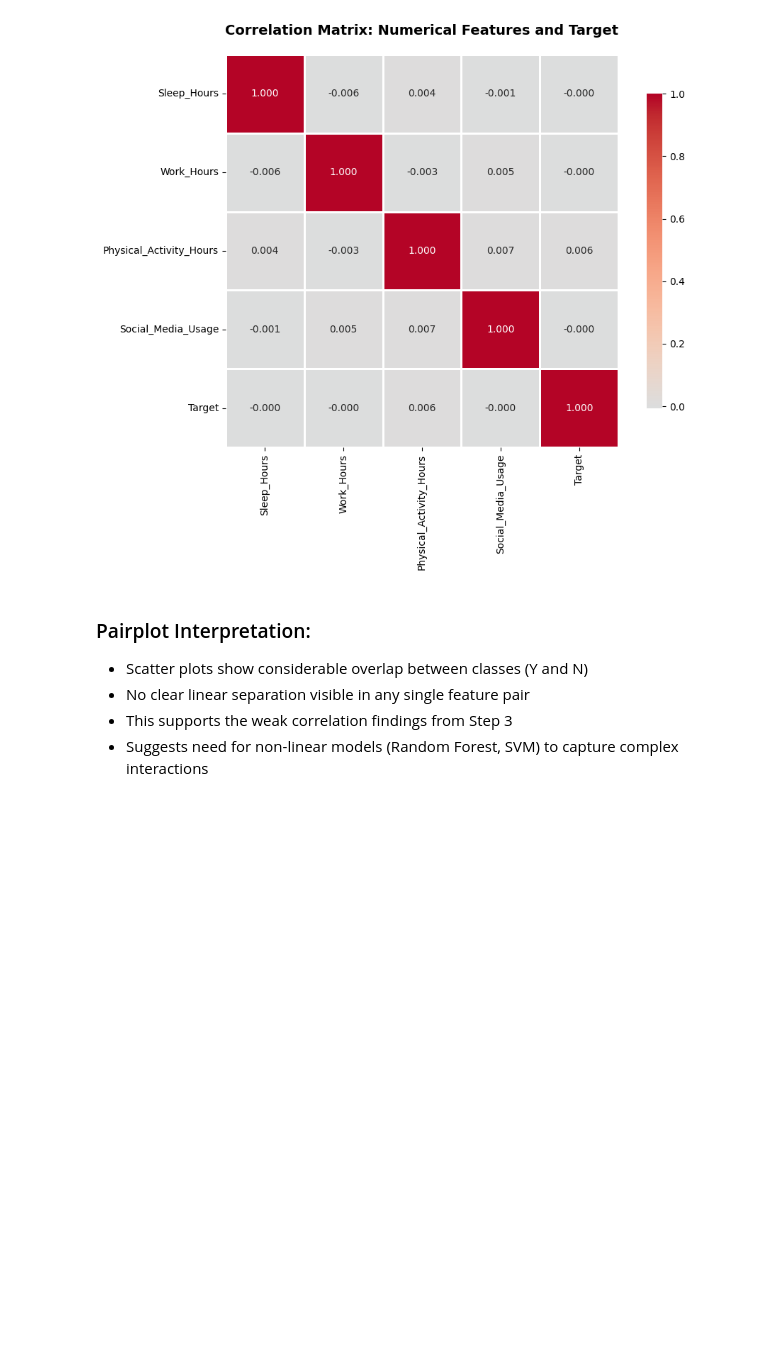
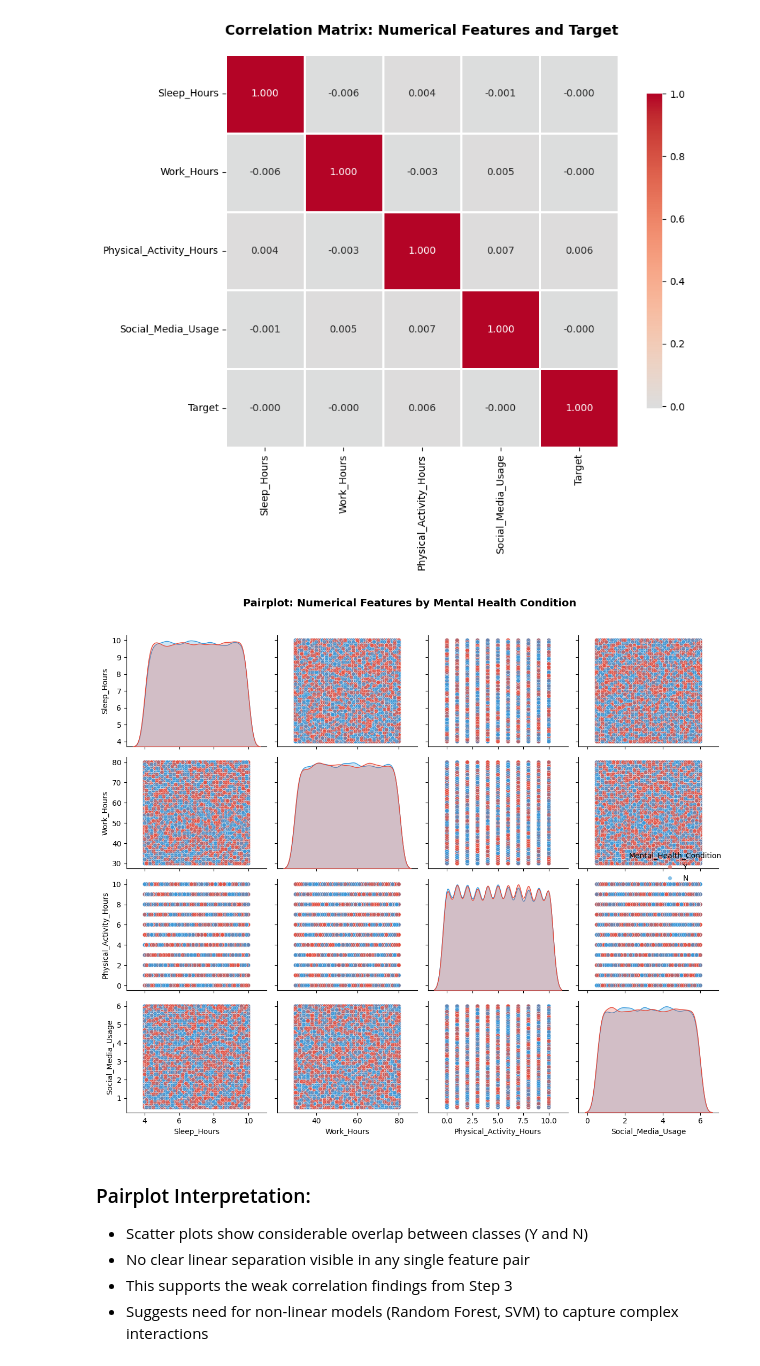
Before and after one commit to DanielMelo46/Machine_Learning-_Term_Project, a Jupyter notebook: Term Project/project.ipynb, the cells around one changed output. Cells and saved outputs as stored; diff of their text form; code cells hidden in the pictures; blank space fills up the shorter version.

Commit message:
Update: Adding a pairplot to the notebook

```diff
--- a/Term Project/project.ipynb
+++ b/Term Project/project.ipynb
@@ -303,22 +303,24 @@ plt.show()
 # %%
 # Create pairplot with target as hue
 
 
 # Subset data for faster plotting (optional if using full 50k rows)
-#df_sample = df.sample(n=1500)
-# df_sample = df
+df_sample = df.sample(n=1500)
+#df_sample = df
 
-# sns.pairplot(df_sample[numeric_cols.to_list() + ['Mental_Health_Condition']],
-#              hue='Mental_Health_Condition',
-#              palette={'N': '#3498db', 'Y': '#e74c3c'},
-#              diag_kind='kde',      # Kernel density on diagonal
-#              plot_kws={'alpha': 0.6, 's': 30},  # Transparency and point size
-#              height=2.5)
+sns.pairplot(df_sample[numeric_cols.to_list() + ['Mental_Health_Condition']],
+             hue='Mental_Health_Condition',
+             palette={'N': '#3498db', 'Y': '#e74c3c'},
+             diag_kind='kde',      # Kernel density on diagonal
+             plot_kws={'alpha': 0.6, 's': 30},  # Transparency and point size
+             height=2.5)
 
-# plt.suptitle('Pairplot: Numerical Features by Mental Health Condition',
-#              y=1.02, fontsize=14, fontweight='bold')
-# plt.tight_layout()
-# plt.show()
+plt.suptitle('Pairplot: Numerical Features by Mental Health Condition',
+             y=1.02, fontsize=14, fontweight='bold')
+plt.tight_layout()
+plt.show()
+# %% [output]
+[figure, added]
 # %% [markdown]
 ### Pairplot Interpretation:
 - Scatter plots show considerable overlap between classes (Y and N)
```
Also changed, not shown: parts of 2 cells of this notebook.
